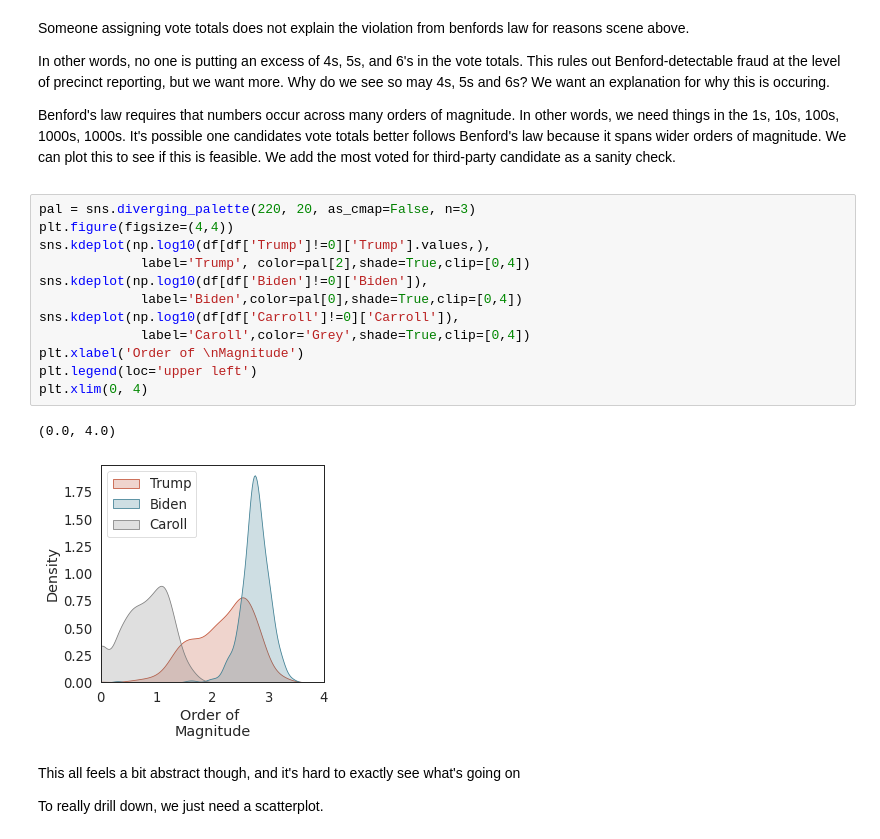
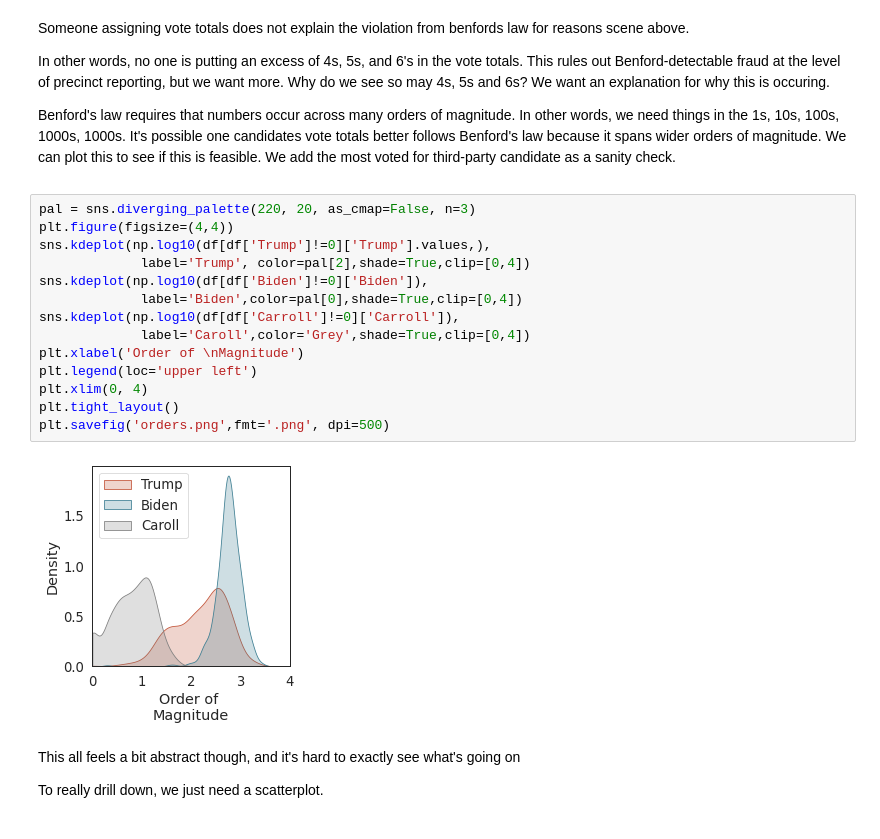
Before and after one commit to josephbb/BenfordBS, a Jupyter notebook: BenfordBullshit.ipynb, the cells around one changed output. Cells and saved outputs as stored; diff of their text form.

```diff
--- a/BenfordBullshit.ipynb
+++ b/BenfordBullshit.ipynb
@@ -141,18 +141,19 @@ Benford's law requires that numbers occur across many orders of magnitude. In ot
 # %%
 pal = sns.diverging_palette(220, 20, as_cmap=False, n=3)
 plt.figure(figsize=(4,4))
 sns.kdeplot(np.log10(df[df['Trump']!=0]['Trump'].values,),
              label='Trump', color=pal[2],shade=True,clip=[0,4])
 sns.kdeplot(np.log10(df[df['Biden']!=0]['Biden']),
              label='Biden',color=pal[0],shade=True,clip=[0,4])
 sns.kdeplot(np.log10(df[df['Carroll']!=0]['Carroll']),
              label='Caroll',color='Grey',shade=True,clip=[0,4])
 plt.xlabel('Order of \nMagnitude')
 plt.legend(loc='upper left')
 plt.xlim(0, 4)
+plt.tight_layout()
+plt.savefig('orders.png',fmt='.png', dpi=500)
 # %% [output]
-(0.0, 4.0)
-[figure, old version]
+[figure, new version]
 # %% [markdown]
 <p>This all feels a bit abstract though, and it's hard to exactly see what's going on </p>
 
```
Also changed, not shown: parts of 2 cells of this notebook, 2 other files.
